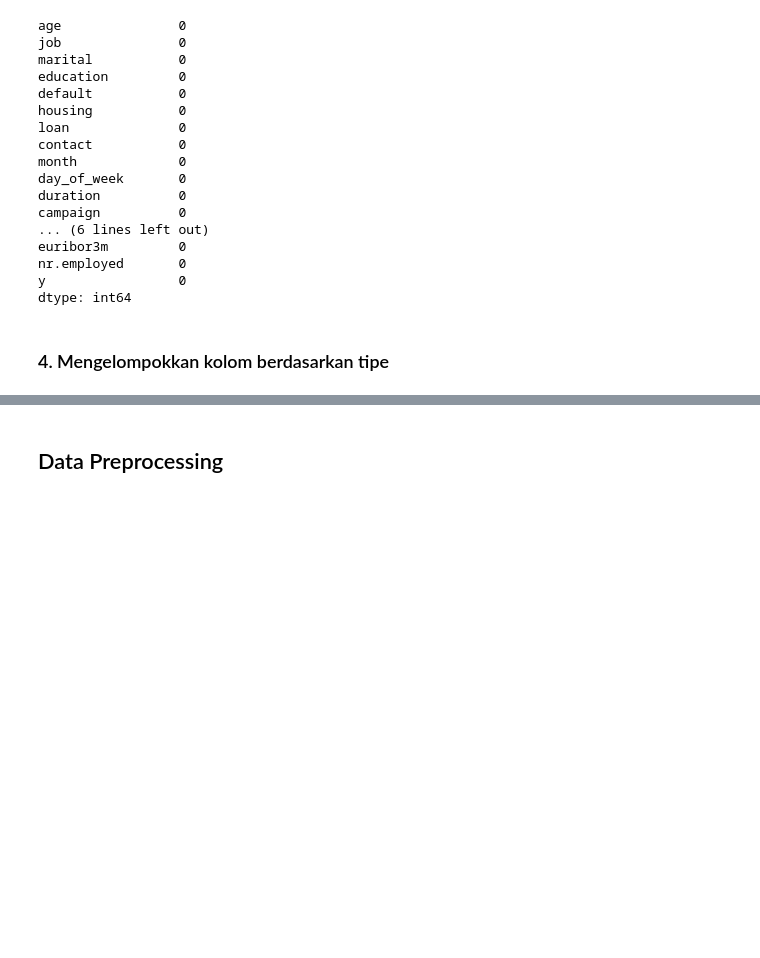
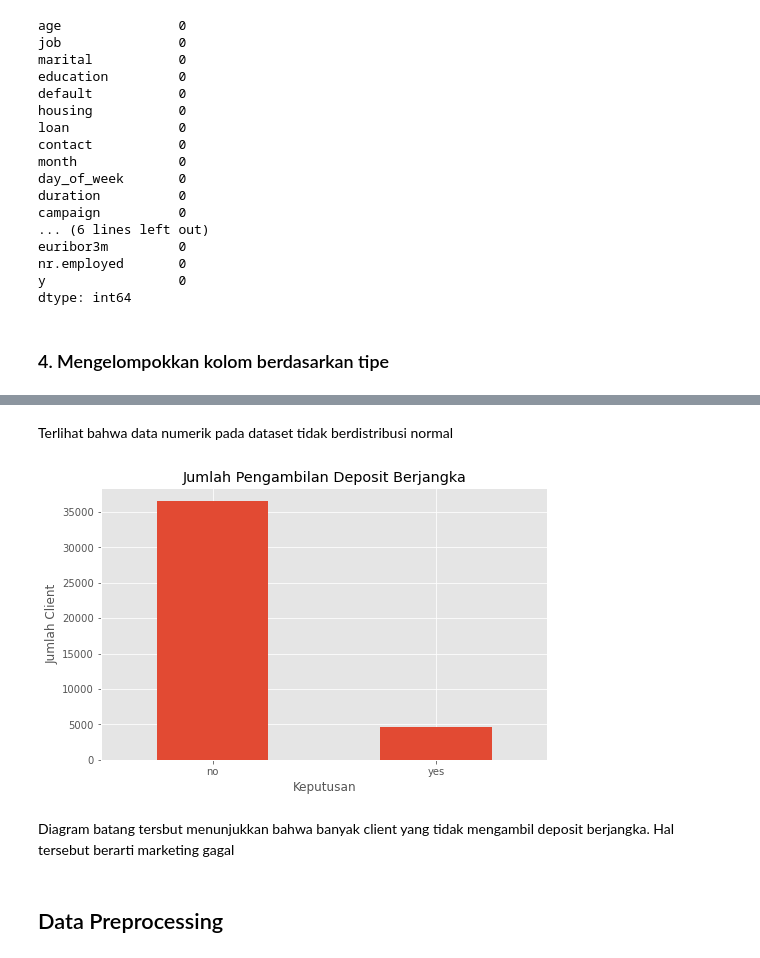
Before and after one commit to wanwhasonia/PYTN_Assgn_3_7, a Jupyter notebook: PYTN_Assign_3_7_WanwhaSoniaPutriArthaS.ipynb, the cells around one changed output, grey strips where cells are left out. Drawn from its saved outputs; the diff is of its cells as text; code cells hidden in the pictures; blank space fills up the shorter version.

```diff
--- a/PYTN_Assign_3_7_WanwhaSoniaPutriArthaS.ipynb
+++ b/PYTN_Assign_3_7_WanwhaSoniaPutriArthaS.ipynb
@@ -233,3 +272,16 @@ feature=['job', 'marital', 'education', 'default', 'housing', 'loan', 'contact',
+# %% [markdown]
+Terlihat bahwa data numerik pada dataset tidak berdistribusi normal
+# %%
+bank_add["y"].value_counts().plot(kind="bar", figsize=(8,5))
+plt.xticks(rotation=0)
+plt.title("Jumlah Pengambilan Deposit Berjangka")
+plt.ylabel("Jumlah Client")
+plt.xlabel("Keputusan")
+plt.show()
+# %% [output]
+[figure, added]
+# %% [markdown]
+Diagram batang tersbut menunjukkan bahwa banyak client yang tidak mengambil deposit berjangka. Hal tersebut berarti marketing gagal
 # %% [markdown]
 ## Data Preprocessing
 # %%
```
Also changed, not shown: parts of 28 cells of this notebook, 2 other files.
